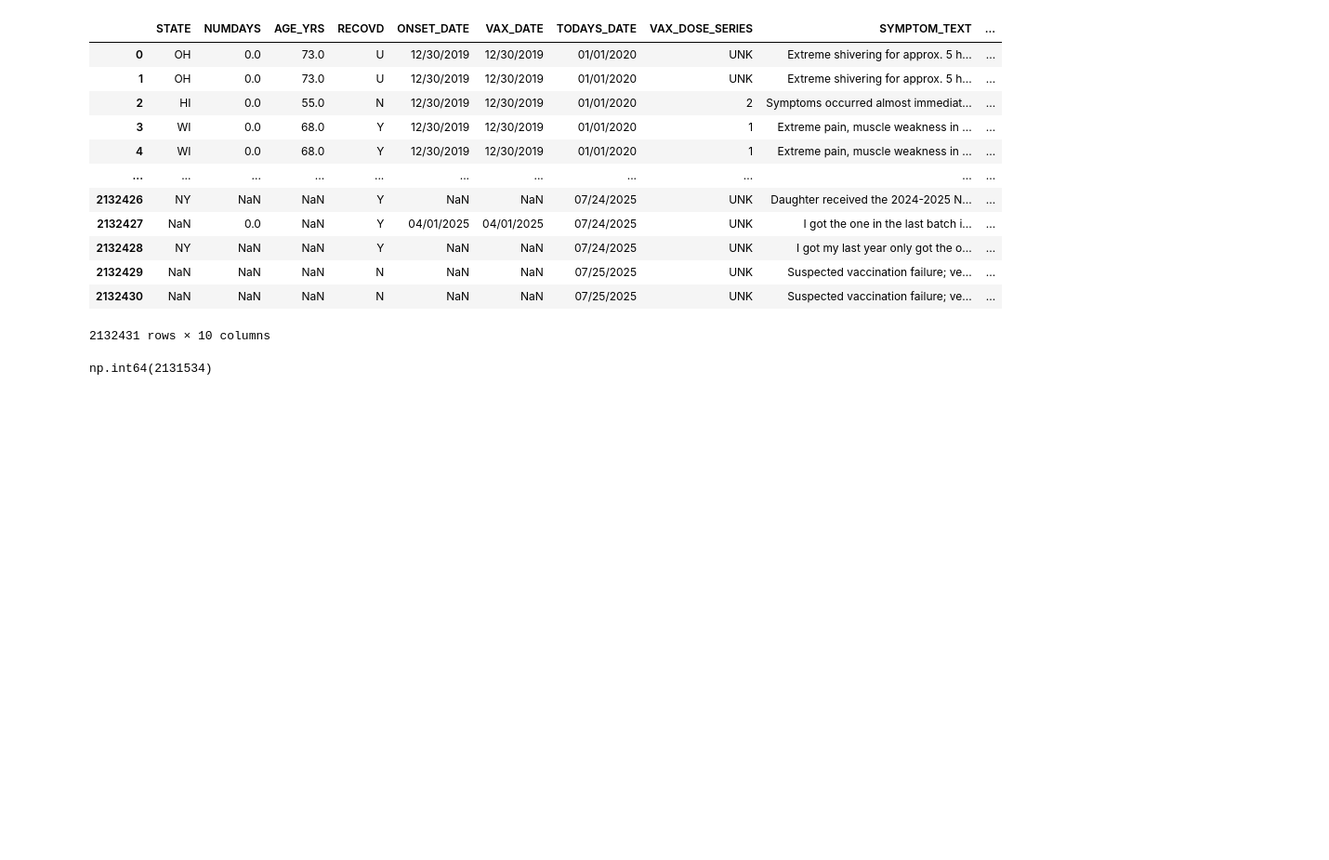
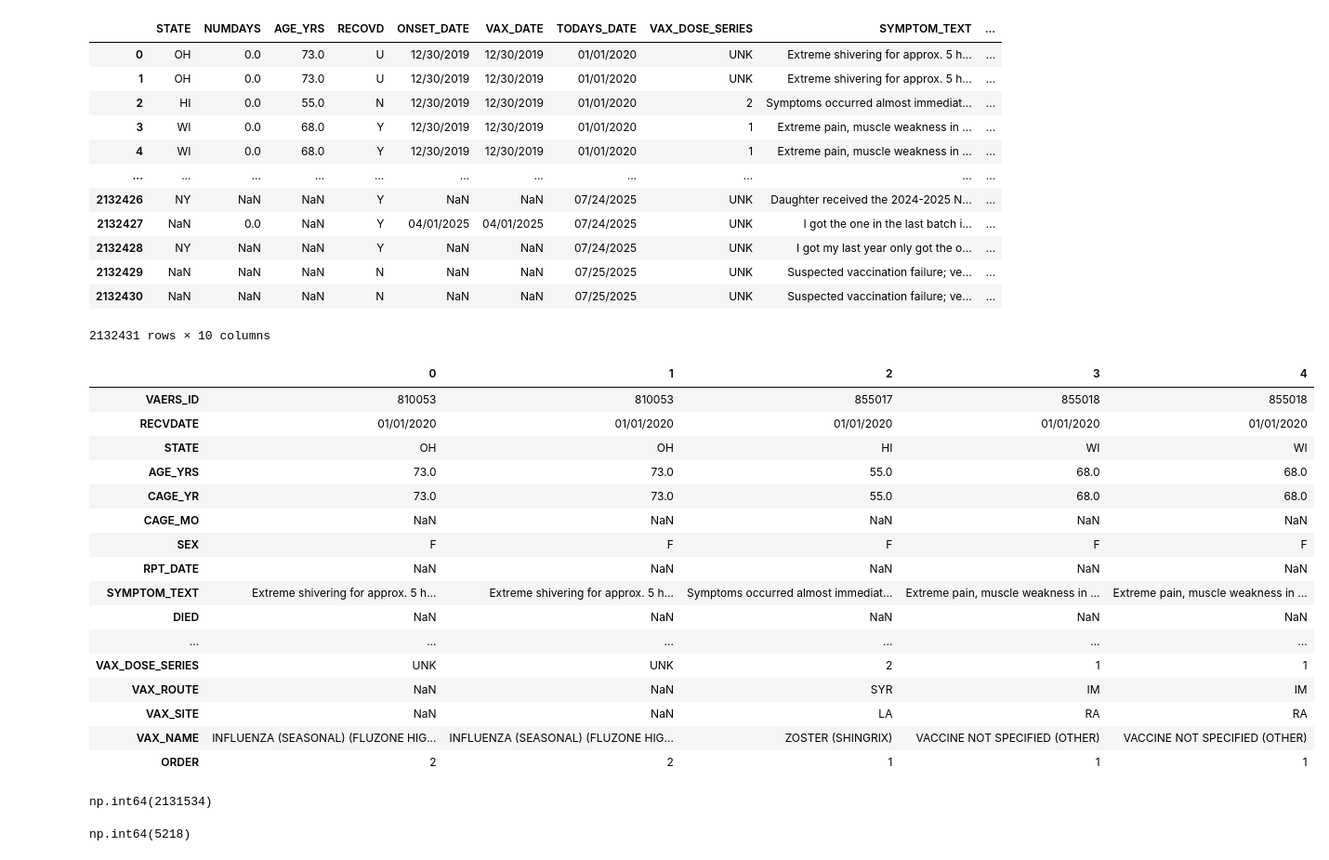
Before and after one commit to Saikiranudayana/ADEGuard-AI-Powered-Adverse-Drug-Event-Detection-and-Severity-Mapping-, a Jupyter notebook: data/processed/data_cleaning.ipynb, the cells around one changed output. Shown: that part at 93% size. Cells and saved outputs as stored; diff of their text form; code cells hidden in the pictures; blank space fills up the shorter version.

Commit message:
Data Filtering and Integration

```diff
--- a/data/processed/data_cleaning.ipynb
+++ b/data/processed/data_cleaning.ipynb
@@ -3,7 +3,7 @@ import pandas as pd
 import matplotlib.pyplot as plt
 import numpy as np
 # %%
-df = pd.read_csv('COMBINED_DATA_ALL_YEARS.csv')
+df = pd.read_csv('COMBINED_DATA_ALL_YEARS.csv', low_memory=False)
 # %%
 # Create a table with null values sorted by percentage
 null_counts = df.isnull().sum()
@@ -162,7 +162,31 @@ null1_20_df
 | 2132429 | NaN | NaN | NaN | N | NaN | NaN | 07/25/2025 | UNK | Suspected vaccination failure; ve... | ... |
 | 2132430 | NaN | NaN | NaN | N | NaN | NaN | 07/25/2025 | UNK | Suspected vaccination failure; ve... | ... |
 2132431 rows × 10 columns
+# %%
+df.head().T
+# %% [output]
+|  | 0 | 1 | 2 | 3 | 4 |
+| VAERS_ID | 810053 | 810053 | 855017 | 855018 | 855018 |
+| RECVDATE | 01/01/2020 | 01/01/2020 | 01/01/2020 | 01/01/2020 | 01/01/2020 |
+| STATE | OH | OH | HI | WI | WI |
+| AGE_YRS | 73.0 | 73.0 | 55.0 | 68.0 | 68.0 |
+| CAGE_YR | 73.0 | 73.0 | 55.0 | 68.0 | 68.0 |
+| CAGE_MO | NaN | NaN | NaN | NaN | NaN |
+| SEX | F | F | F | F | F |
+| RPT_DATE | NaN | NaN | NaN | NaN | NaN |
+| SYMPTOM_TEXT | Extreme shivering for approx. 5 h... | Extreme shivering for approx. 5 h... | Symptoms occurred almost immediat... | Extreme pain, muscle weakness in ... | Extreme pain, muscle weakness in ... |
+| DIED | NaN | NaN | NaN | NaN | NaN |
+| ... | ... | ... | ... | ... | ... |
+| VAX_DOSE_SERIES | UNK | UNK | 2 | 1 | 1 |
+| VAX_ROUTE | NaN | NaN | SYR | IM | IM |
+| VAX_SITE | NaN | NaN | LA | RA | RA |
+| VAX_NAME | INFLUENZA (SEASONAL) (FLUZONE HIG... | INFLUENZA (SEASONAL) (FLUZONE HIG... | ZOSTER (SHINGRIX) | VACCINE NOT SPECIFIED (OTHER) | VACCINE NOT SPECIFIED (OTHER) |
+| ORDER | 2 | 2 | 1 | 1 | 1 |
 # %%
 df['ER_VISIT'].isnull().sum()
 # %% [output]
 np.int64(2131534)
+# %%
+df.duplicated().sum()
+# %% [output]
+np.int64(5218)
```
Also changed, not shown: parts of 11 cells of this notebook.
